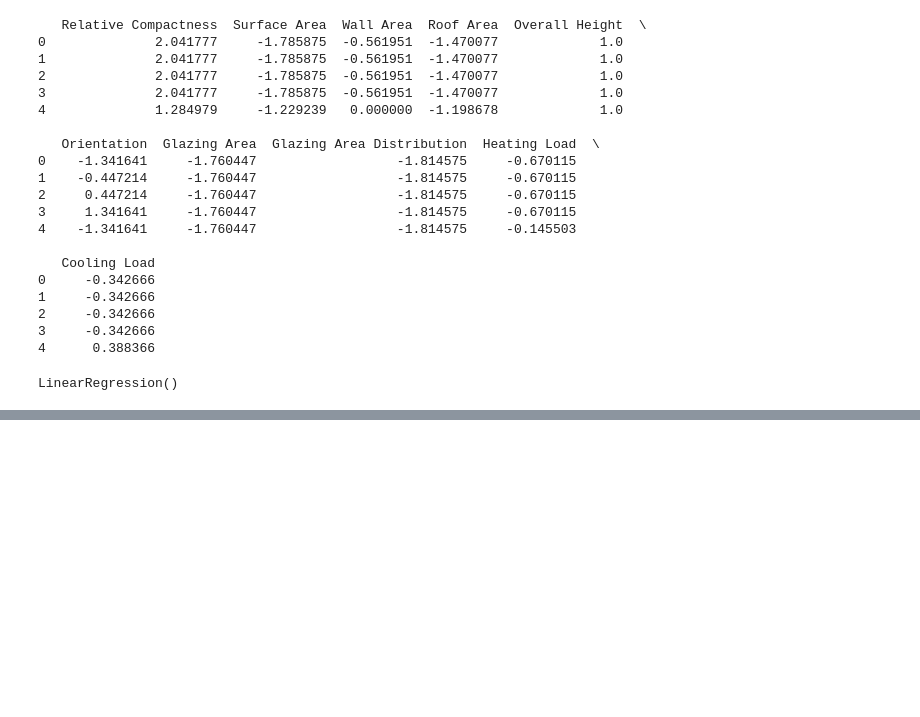
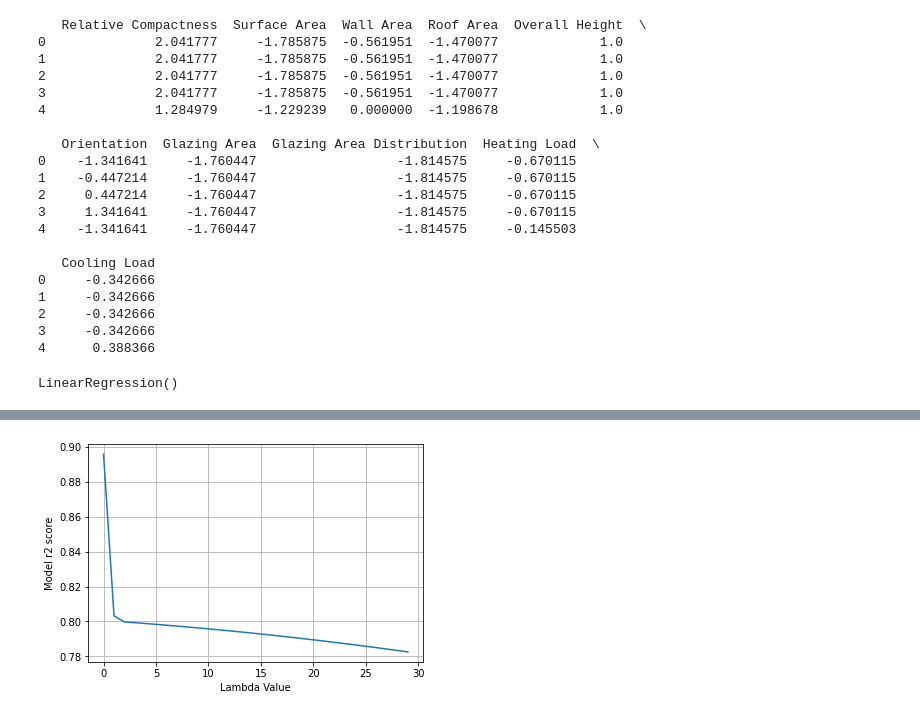
Before and after one commit to Scrath1/ml, a Jupyter notebook: ml_course_en/assignments/Assignment 02_Linear_regression_regul_poly.ipynb, the cells around one changed output, grey strips where cells are left out. Saved outputs shown, nothing was run; the diff lists cells and outputs as text; code cells hidden in the pictures; blank space fills up the shorter version.

```diff
--- a/ml_course_en/assignments/Assignment 02_Linear_regression_regul_poly.ipynb
+++ b/ml_course_en/assignments/Assignment 02_Linear_regression_regul_poly.ipynb
@@ -229,0 +231,25 @@ Polynomial Degree: [5]
+# %%
+# 5. Regularization Lasso
+
+r2_list = []
+
+alpha = range(0,30)
+
+for i in range(len(alpha)):
+    lasso = linear_model.Lasso(alpha=i)
+    model = lasso.fit(data_train_X, data_train_y)
+
+    prediction = model.predict(data_test_X)
+
+    r2score = r2_score(data_test_y, prediction)
+
+    r2_list.append(r2score)
+
+
+plt.plot(alpha, r2_list)
+plt.grid(True)
+plt.xlabel("Lambda Value")
+plt.ylabel("Model r2 score")
+plt.show()
+# %% [output]
+[figure, added]
```
Also changed, not shown: parts of 9 cells of this notebook.
